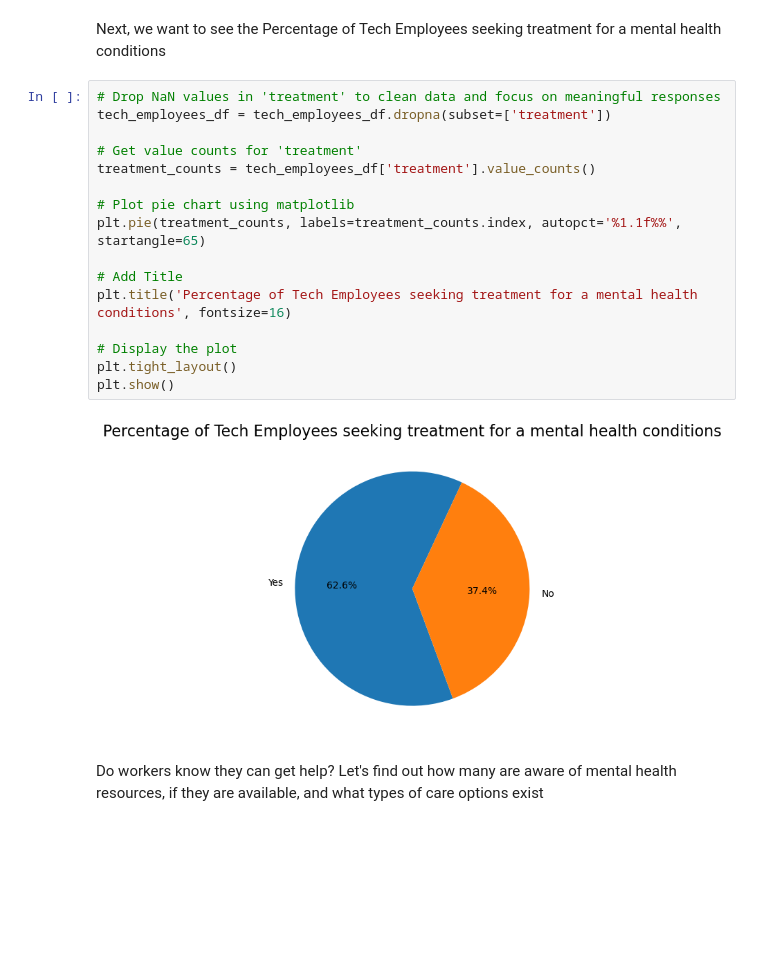
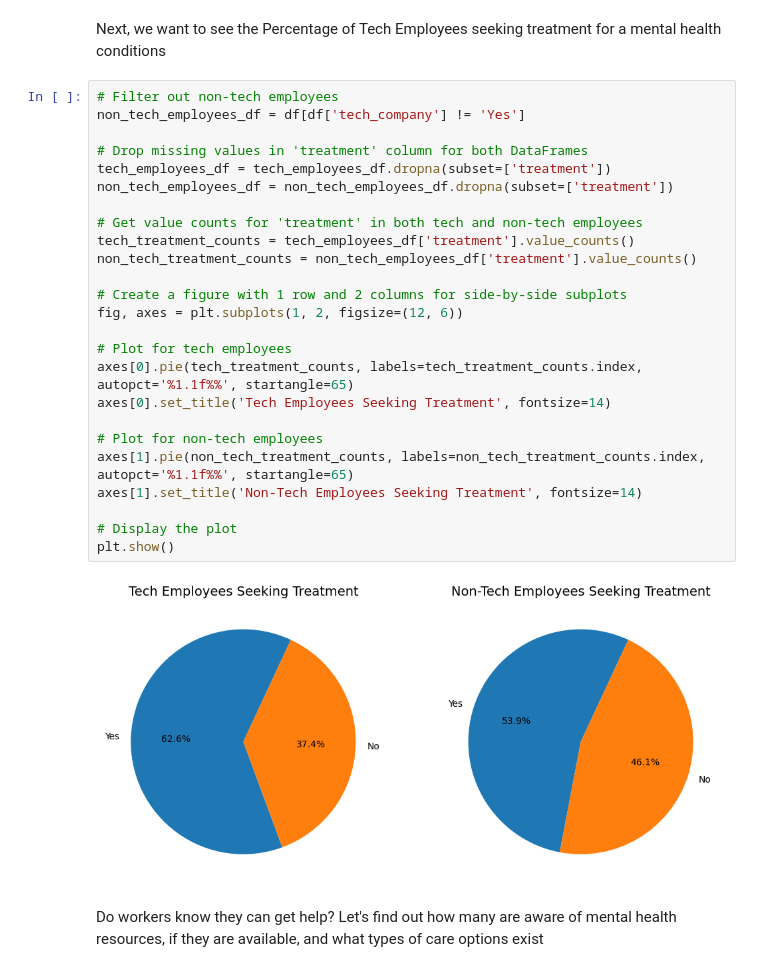
Before and after one commit to CaptDon71/Project-1-Research-Presentation, a Jupyter notebook: data_visualization.ipynb, the cells around one changed output. Saved outputs shown, nothing was run; the diff lists cells and outputs as text; blank space fills up the shorter version.

```diff
--- a/data_visualization.ipynb
+++ b/data_visualization.ipynb
@@ -34,23 +34,32 @@ plt.show()
 # %% [markdown]
 Next, we want to see the Percentage of Tech Employees seeking treatment for a mental health conditions
 # %%
-# Drop NaN values in 'treatment' to clean data and focus on meaningful responses
+# Filter out non-tech employees
+non_tech_employees_df = df[df['tech_company'] != 'Yes']
+
+# Drop missing values in 'treatment' column for both DataFrames
 tech_employees_df = tech_employees_df.dropna(subset=['treatment'])
+non_tech_employees_df = non_tech_employees_df.dropna(subset=['treatment'])
 
-# Get value counts for 'treatment'
-treatment_counts = tech_employees_df['treatment'].value_counts()
+# Get value counts for 'treatment' in both tech and non-tech employees
+tech_treatment_counts = tech_employees_df['treatment'].value_counts()
+non_tech_treatment_counts = non_tech_employees_df['treatment'].value_counts()
 
-# Plot pie chart using matplotlib
-plt.pie(treatment_counts, labels=treatment_counts.index, autopct='%1.1f%%', startangle=65)
+# Create a figure with 1 row and 2 columns for side-by-side subplots
+fig, axes = plt.subplots(1, 2, figsize=(12, 6))
 
-# Add Title
-plt.title('Percentage of Tech Employees seeking treatment for a mental health conditions', fontsize=16)
+# Plot for tech employees
+axes[0].pie(tech_treatment_counts, labels=tech_treatment_counts.index, autopct='%1.1f%%', startangle=65)
+axes[0].set_title('Tech Employees Seeking Treatment', fontsize=14)
+
+# Plot for non-tech employees
+axes[1].pie(non_tech_treatment_counts, labels=non_tech_treatment_counts.index, autopct='%1.1f%%', startangle=65)
+axes[1].set_title('Non-Tech Employees Seeking Treatment', fontsize=14)
 
 # Display the plot
-plt.tight_layout()
 plt.show()
 # %% [output]
-[figure, old version]
+[figure, new version]
 # %% [markdown]
 Do workers know they can get help? Let's find out how many are aware of mental health resources, if they are available, and what types of care options exist
 # %%
```
Also changed, not shown: parts of 5 cells of this notebook.
